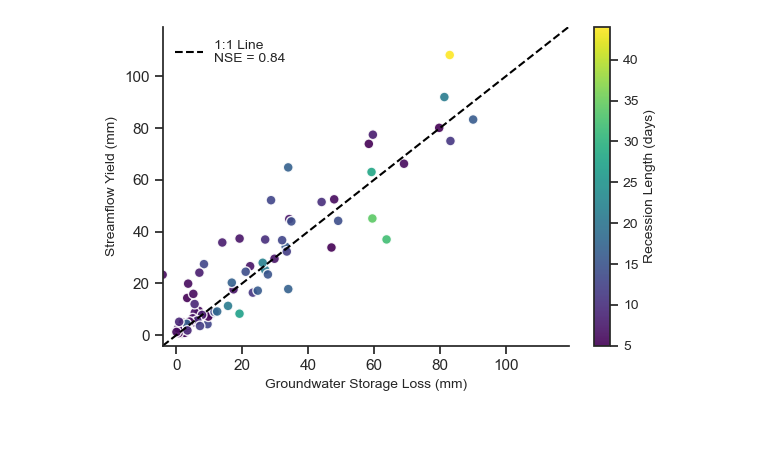
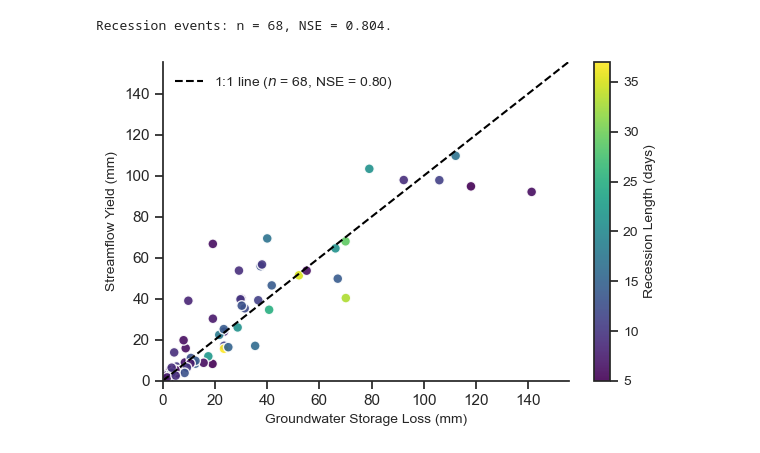
Before and after one commit to daviddralle/rivendell_groundwater, a Jupyter notebook: 03_groundwater_streamflow_analysis.ipynb, the cells around one changed output. Drawn from its saved outputs; the diff is of its cells as text; code cells hidden in the pictures.

Commit message:
Correct manuscript calibration and storage accounting for v0.2.0

```diff
--- a/03_groundwater_streamflow_analysis.ipynb
+++ b/03_groundwater_streamflow_analysis.ipynb
@@ -332,7 +381,7 @@ plots_dir = "./Plots"
 if not os.path.exists(plots_dir):
     os.makedirs(plots_dir)
 
-ppt_file = os.path.join(base_path, "prism_ppt.csv")
+ppt_file = os.path.join(base_path, "site_precip_daily.csv")
 gw_file = os.path.join(base_path, "groundwater_hourly_resampled.csv")
 flow_file = os.path.join(base_path, "elder_creek_clean.csv")
 
@@ -341,34 +390,39 @@ target_wells = ["well-1", "well-3", "well-5", "well-6", "well-7", "well-10", "we
 
 # --- Configurable Rainless Period Parameters ---
 min_spell_days = 5
-max_spell_days = 45
+max_spell_days = 40
 
 # --- Precip Processing ---
 df_ppt = pd.read_csv(ppt_file, index_col=0, parse_dates=True)
 df_ppt.index = pd.to_datetime(df_ppt.index)
 df_ppt = df_ppt.sort_index()
 
-ppt_col = df_ppt.columns[0]
-df_ppt['ppt_mm'] = df_ppt[ppt_col] * 25.4
-df_ppt['is_rain'] = df_ppt['ppt_mm'] > 1.0
+df_ppt['is_rain'] = df_ppt['precip_mm'] > 1.0
 
 # --- Find Rainless Spells ---
 df_ppt['spell_id'] = df_ppt['is_rain'].cumsum()
 rainless = df_ppt[~df_ppt['is_rain']].copy()
 spells = rainless.groupby('spell_id').agg(
-    start_date=pd.NamedAgg(column='ppt_mm', aggfunc=lambda x: x.index.min()),
-    end_date=pd.NamedAgg(column='ppt_mm', aggfunc=lambda x: x.index.max()),
-    length=pd.NamedAgg(column='ppt_mm', aggfunc='count')
+    start_date=pd.NamedAgg(column='precip_mm', aggfunc=lambda x: x.index.min()),
+    end_date=pd.NamedAgg(column='precip_mm', aggfunc=lambda x: x.index.max()),
+    length=pd.NamedAgg(column='precip_mm', aggfunc='count')
 )
 
 spells = spells[(spells['length'] >= min_spell_days) & (spells['length'] <= max_spell_days)].copy()
 
-valid_months = [11, 12, 1, 2, 3, 4, 5]
-spells = spells[spells['start_date'].dt.month.isin(valid_months)].copy()
+def core_wet_season(date):
+    if date.month >= 11:
+        return date.year + 1
+    if date.month <= 5:
+        return date.year
+    return np.nan
+
+spells['wet_season'] = spells['start_date'].map(core_wet_season)
+spells = spells[spells['wet_season'].notna()].copy()
 
 # --- Load Groundwater and Streamflow ---
 df_gw = pd.read_csv(gw_file, index_col=0, parse_dates=True)
-df_gw_daily = df_gw.resample("D").mean()
+df_gw = interpolate_short_gaps(df_gw, 7 * 24)
 
 df_flow = pd.read_csv(flow_file, index_col=0, parse_dates=True)
 if df_flow.index.tz is not None:
@@ -378,32 +432,40 @@ if df_flow.index.tz is not None:
 results = []
 for _, row in spells.iterrows():
     start = row['start_date']
-    end = row['end_date']
+    end = row['end_date'] + pd.Timedelta(days=1)
 
-    if start not in df_gw_daily.index or end not in df_gw_daily.index:
+    if start not in df_gw.index or end not in df_gw.index:
         continue
-    if start not in df_flow.index or end not in df_flow.index:
+    if start not in df_flow.index or (end - pd.Timedelta(days=1)) not in df_flow.index:
         continue
 
-    gw_start = df_gw_daily.loc[start, target_wells]
-    gw_end = df_gw_daily.loc[end, target_wells]
+    gw_start = df_gw.loc[start, target_wells]
+    gw_end = df_gw.loc[end, target_wells]
 
     if gw_start.isna().any() or gw_end.isna().any():
         continue
 
     drawdown_m = gw_start - gw_end
     avg_drawdown_m = drawdown_m.mean()
-    storage_loss_mm = avg_drawdown_m * drainable_porosity * 1000
+    if avg_drawdown_m <= 0:
+        continue
 
-    flow_slice = df_flow.loc[start:end, "flow_mm_day"]
+    drawdown_mm = avg_drawdown_m * 1000
+    storage_loss_mm = drawdown_mm * drainable_porosity
+
+    flow_slice = df_flow.loc[(df_flow.index >= start) & (df_flow.index < end), "flow_mm_day"]
+    if len(flow_slice) != row['length'] or flow_slice.isna().any():
+        continue
     total_discharge_mm = flow_slice.sum()
 
     initial_discharge = flow_slice.iloc[0] if isinstance(flow_slice, pd.Series) else flow_slice
 
     results.append({
         'start': start,
-        'end': end,
+        'end': end - pd.Timedelta(days=1),
+        'wet_season': int(row['wet_season']),
         'length_days': row['length'],
+        'drawdown_mm': drawdown_mm,
         'gw_loss_mm': storage_loss_mm,
         'stream_yield_mm': total_discharge_mm,
         'initial_flow': initial_discharge
@@ -418,8 +480,10 @@ if len(df_results) > 1:
     obs = df_results['stream_yield_mm'].values
     sim = df_results['gw_loss_mm'].values
 
-    # Nash-Sutcliffe Efficiency
     nse = 1 - (np.sum((obs - sim)**2) / np.sum((obs - np.mean(obs))**2))
+
+df_results.to_csv(os.path.join(base_path, 'recession_event_mass_balance.csv'), index=False)
+print(f'Recession events: n = {len(df_results)}, NSE = {nse:.3f}.')
 
 # --- Plotting ---
 font_size = 10
@@ -443,32 +507,33 @@ if not df_results.empty:
         edgecolor='white',
         s=50,
         alpha=0.9
     )
 
     cbar = plt.colorbar(scatter, ax=ax)
     cbar.set_label('Recession Length (days)', fontsize=font_size)
     cbar.ax.tick_params(labelsize=font_size)
 
     max_val = max(df_results['gw_loss_mm'].max(), df_results['stream_yield_mm'].max()) * 1.1
     min_val = min(df_results['gw_loss_mm'].min(), df_results['stream_yield_mm'].min())
     min_val = min(0, min_val)
 
-    legend_label = f'1:1 Line\nNSE = {nse:.2f}'
+    legend_label = f'1:1 line ($n$ = {len(df_results)}, NSE = {nse:.2f})'
 
     ax.plot([min_val, max_val], [min_val, max_val], color='black', linestyle='--', linewidth=1.5, label=legend_label)
 
     ax.set_xlim(min_val, max_val)
     ax.set_ylim(min_val, max_val)
 
 ax.set_xlabel('Groundwater Storage Loss (mm)', fontsize=font_size)
 ax.set_ylabel('Streamflow Yield (mm)', fontsize=font_size)
 ax.grid(False)
 sns.despine(ax=ax)
 
 ax.legend(loc='upper left', frameon=False, fontsize=font_size)
 
 plt.tight_layout()
 plt.savefig(os.path.join(plots_dir, "gw_vs_streamflow_recession_length.png"), dpi=300, bbox_inches="tight")
 plt.show()
 # %% [output]
+Recession events: n = 68, NSE = 0.804.
-[figure, old version]
+[figure, new version]
```
Also changed, not shown: parts of 6 cells of this notebook, 48 other files.
